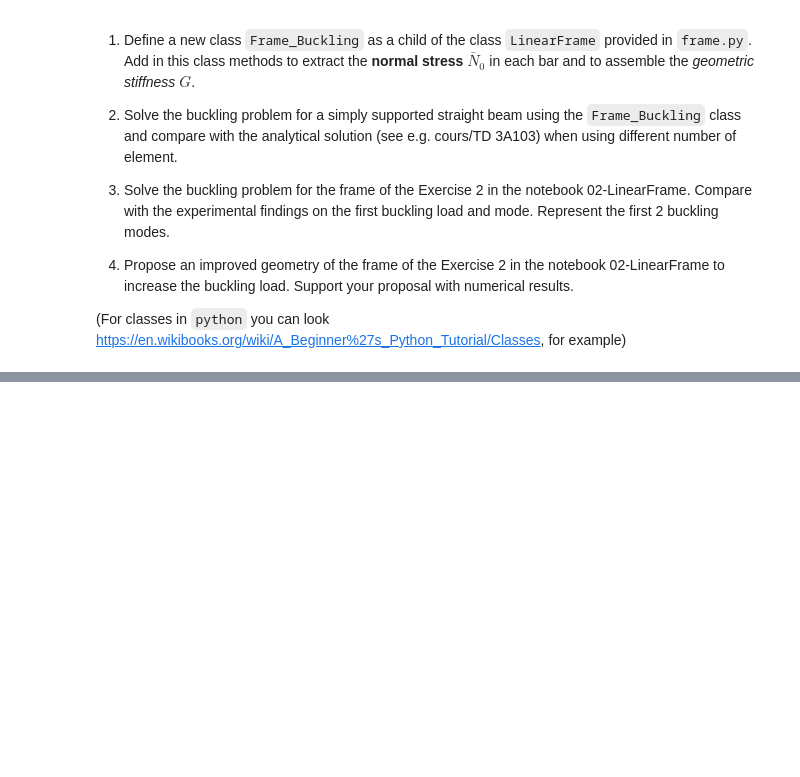
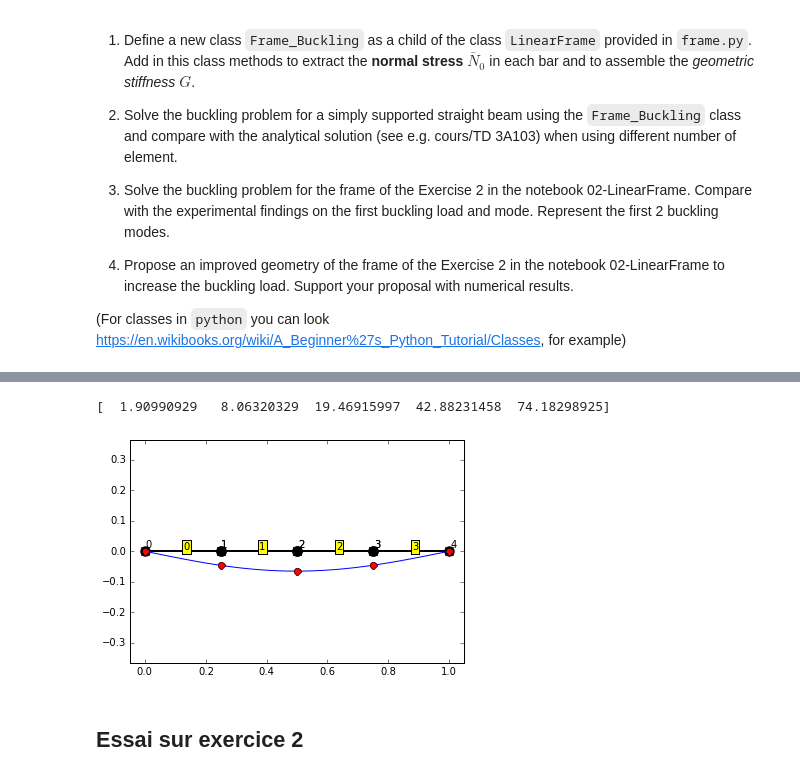
Before and after one commit to qgoisnard/Exercice-update, a Jupyter notebook: 04ex-Buckling.ipynb, the cells around one changed output, grey strips where cells are left out. Saved outputs shown, nothing was run; the diff lists cells and outputs as text; code cells hidden in the pictures; blank space fills up the shorter version.

```diff
--- a/04ex-Buckling.ipynb
+++ b/04ex-Buckling.ipynb
@@ -90,3 +177,21 @@ class Frame_Buckling(LinearFrame):
+# %%
+Gbc=frame.assemble_G()
+G=frame.bc_apply_G(Gbc,blocked_dof,bc_values)
+# %%
+Ks = sparse.csr_matrix(K)
+Gs = sparse.csr_matrix(G)
+val, vect = linalg.eigsh(Ks, 5, Gs, which = 'LA', sigma = 1.6)
+print(val)
+# %% [output]
+[  1.90990929   8.06320329  19.46915997  42.88231458  74.18298925]
+# %%
+frame.set_displacement(10*vect[:,0])
+frame.plot_with_label()
+frame.plot_displaced()
+# %% [output]
+[figure, added]
+# %% [markdown]
+## Essai sur exercice 2
 # %%
 E=1.3 #en MPa
 h=7.5 #en mm
```
Also changed, not shown: parts of 19 cells of this notebook, 1 other file.
